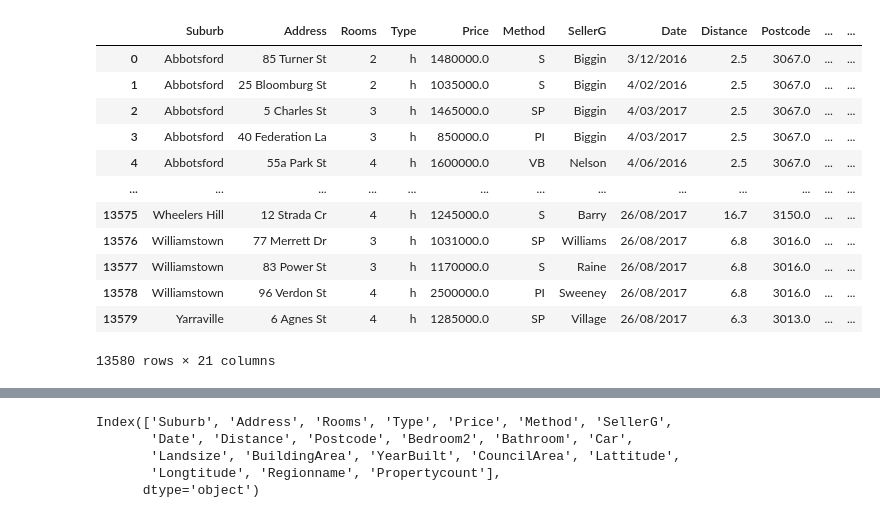
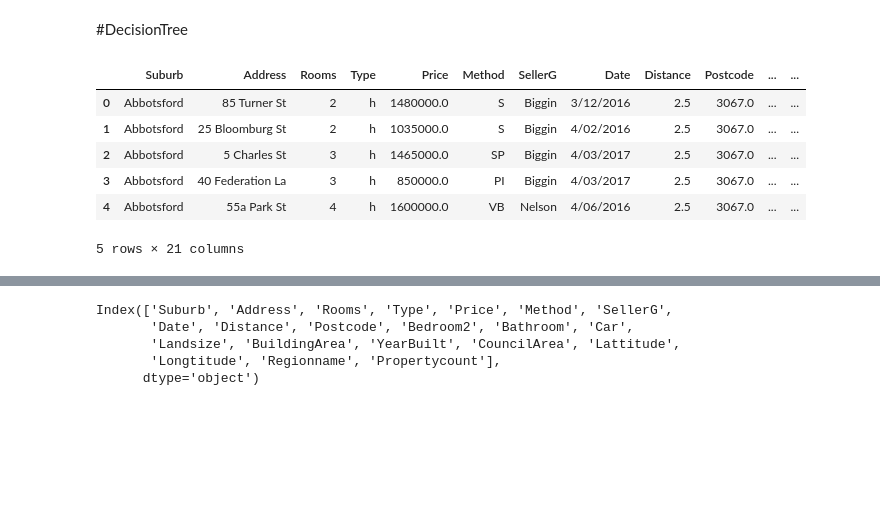
Before and after one commit to LuigiFerrari14/Curso-em-Video-Python---Guanabar-, a Jupyter notebook: Machine_Learning.ipynb, the cells around one changed output, grey strips where cells are left out. Saved outputs shown, nothing was run; the diff lists cells and outputs as text; code cells hidden in the pictures; blank space fills up the shorter version.

```diff
--- a/Machine_Learning.ipynb
+++ b/Machine_Learning.ipynb
@@ -1,24 +1,20 @@
 # %% [markdown]
 <a href="https://colab.research.google.com/github/LuigiFerrari14/Python/blob/main/Machine_Learning.ipynb" target="_parent"><img src="https://colab.research.google.com/assets/colab-badge.svg" alt="Open In Colab"/></a>
+# %% [markdown]
+#DecisionTree
 # %%
 import pandas as pd
 # %%
 dados = pd.read_csv('/content/drive/MyDrive/Dados python/melb_data.csv')
-dados
+dados.head()
 # %% [output]
 |  | Suburb | Address | Rooms | Type | Price | Method | SellerG | Date | Distance | Postcode | ... | ... |
 | 0 | Abbotsford | 85 Turner St | 2 | h | 1480000.0 | S | Biggin | 3/12/2016 | 2.5 | 3067.0 | ... | ... |
 | 1 | Abbotsford | 25 Bloomburg St | 2 | h | 1035000.0 | S | Biggin | 4/02/2016 | 2.5 | 3067.0 | ... | ... |
 | 2 | Abbotsford | 5 Charles St | 3 | h | 1465000.0 | SP | Biggin | 4/03/2017 | 2.5 | 3067.0 | ... | ... |
 | 3 | Abbotsford | 40 Federation La | 3 | h | 850000.0 | PI | Biggin | 4/03/2017 | 2.5 | 3067.0 | ... | ... |
 | 4 | Abbotsford | 55a Park St | 4 | h | 1600000.0 | VB | Nelson | 4/06/2016 | 2.5 | 3067.0 | ... | ... |
-| ... | ... | ... | ... | ... | ... | ... | ... | ... | ... | ... | ... | ... |
-| 13575 | Wheelers Hill | 12 Strada Cr | 4 | h | 1245000.0 | S | Barry | 26/08/2017 | 16.7 | 3150.0 | ... | ... |
-| 13576 | Williamstown | 77 Merrett Dr | 3 | h | 1031000.0 | SP | Williams | 26/08/2017 | 6.8 | 3016.0 | ... | ... |
-| 13577 | Williamstown | 83 Power St | 3 | h | 1170000.0 | S | Raine | 26/08/2017 | 6.8 | 3016.0 | ... | ... |
-| 13578 | Williamstown | 96 Verdon St | 4 | h | 2500000.0 | PI | Sweeney | 26/08/2017 | 6.8 | 3016.0 | ... | ... |
-| 13579 | Yarraville | 6 Agnes St | 4 | h | 1285000.0 | SP | Village | 26/08/2017 | 6.3 | 3013.0 | ... | ... |
-13580 rows × 21 columns
+5 rows × 21 columns
 # %%
 dados.describe()
 # %% [output]
```
Also changed, not shown: parts of 11 cells of this notebook.
